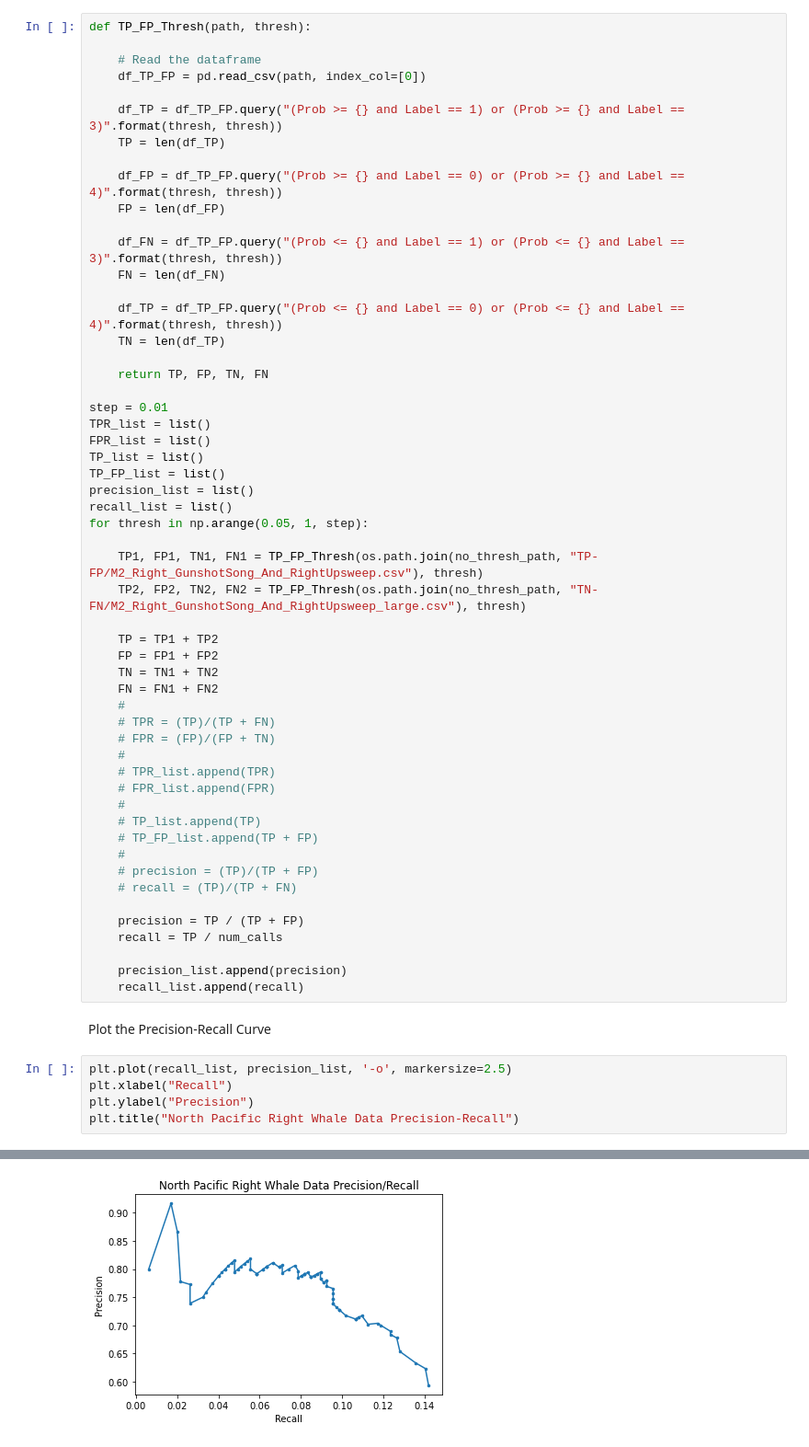
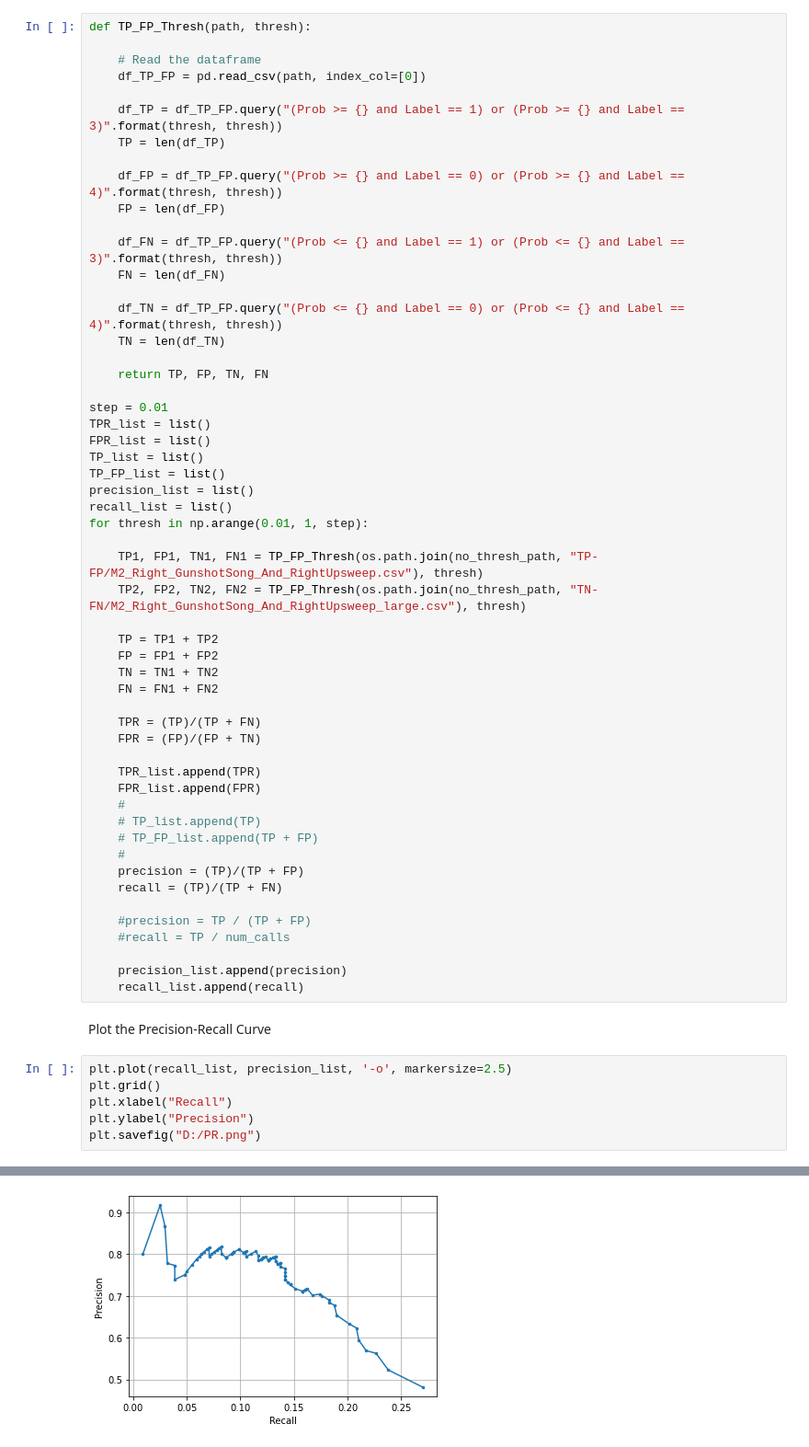
Before and after one commit to whoi-mars/ssf_goldwater, a Jupyter notebook: generateFigures.ipynb, the cells around one changed output, grey strips where cells are left out. Shown: that part at 92% size. Cells and saved outputs as stored; diff of their text form.

```diff
--- a/generateFigures.ipynb
+++ b/generateFigures.ipynb
@@ -83,8 +83,8 @@ def TP_FP_Thresh(path, thresh):
     df_FN = df_TP_FP.query("(Prob <= {} and Label == 1) or (Prob <= {} and Label == 3)".format(thresh, thresh))
     FN = len(df_FN)
 
-    df_TP = df_TP_FP.query("(Prob <= {} and Label == 0) or (Prob <= {} and Label == 4)".format(thresh, thresh))
-    TN = len(df_TP)
+    df_TN = df_TP_FP.query("(Prob <= {} and Label == 0) or (Prob <= {} and Label == 4)".format(thresh, thresh))
+    TN = len(df_TN)
 
     return TP, FP, TN, FN
 
@@ -95,7 +95,7 @@ TP_list = list()
 TP_FP_list = list()
 precision_list = list()
 recall_list = list()
-for thresh in np.arange(0.05, 1, step):
+for thresh in np.arange(0.01, 1, step):
 
     TP1, FP1, TN1, FN1 = TP_FP_Thresh(os.path.join(no_thresh_path, "TP-FP/M2_Right_GunshotSong_And_RightUpsweep.csv"), thresh)
     TP2, FP2, TN2, FN2 = TP_FP_Thresh(os.path.join(no_thresh_path, "TN-FN/M2_Right_GunshotSong_And_RightUpsweep_large.csv"), thresh)
@@ -104,21 +104,21 @@ for thresh in np.arange(0.05, 1, step):
     FP = FP1 + FP2
     TN = TN1 + TN2
     FN = FN1 + FN2
-    #
-    # TPR = (TP)/(TP + FN)
-    # FPR = (FP)/(FP + TN)
-    #
-    # TPR_list.append(TPR)
-    # FPR_list.append(FPR)
+
+    TPR = (TP)/(TP + FN)
+    FPR = (FP)/(FP + TN)
+
+    TPR_list.append(TPR)
+    FPR_list.append(FPR)
     #
     # TP_list.append(TP)
     # TP_FP_list.append(TP + FP)
     #
-    # precision = (TP)/(TP + FP)
-    # recall = (TP)/(TP + FN)
+    precision = (TP)/(TP + FP)
+    recall = (TP)/(TP + FN)
 
-    precision = TP / (TP + FP)
-    recall = TP / num_calls
+    #precision = TP / (TP + FP)
+    #recall = TP / num_calls
 
     precision_list.append(precision)
     recall_list.append(recall)
@@ -126,7 +126,8 @@ for thresh in np.arange(0.05, 1, step):
 Plot the Precision-Recall Curve
 # %%
 plt.plot(recall_list, precision_list, '-o', markersize=2.5)
+plt.grid()
 plt.xlabel("Recall")
 plt.ylabel("Precision")
-plt.title("North Pacific Right Whale Data Precision-Recall")
+plt.savefig("D:/PR.png")
 # %% [output]
@@ -134 +134 @@ Text(0.5, 1.0, 'North Pacific Right Whale Data Precision/Recall')
-[figure, old version]
+[figure, new version]
```
Also changed, not shown: parts of 5 cells of this notebook.
